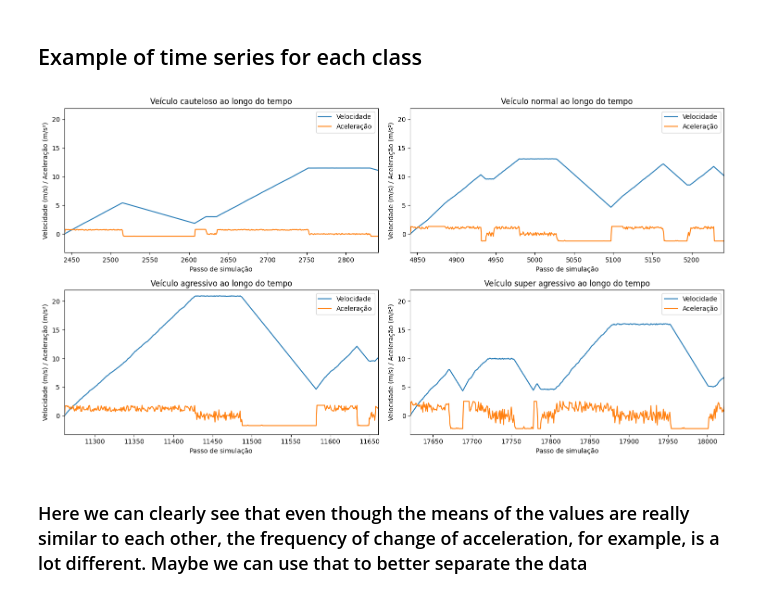
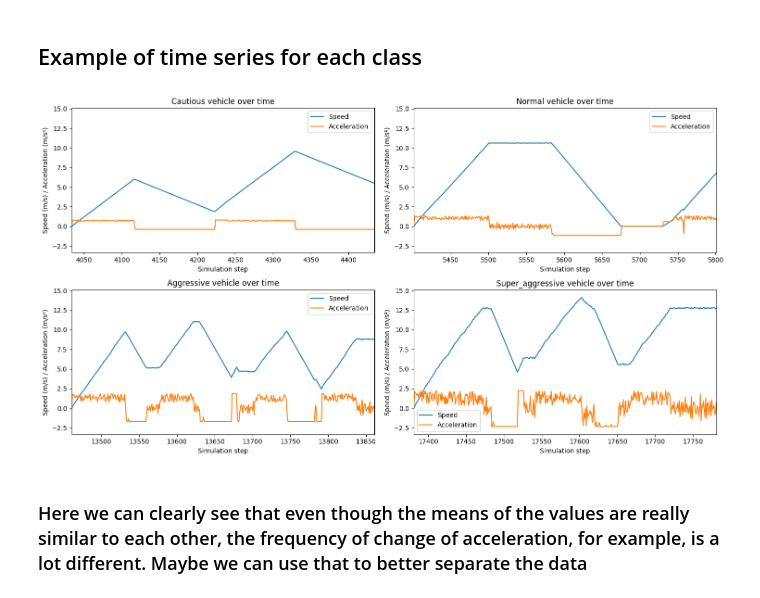
Before and after one commit to H-IAAC/sumo_data_synthesis, a Jupyter notebook: simulationData.ipynb, the cells around one changed output. Drawn from its saved outputs; the diff is of its cells as text; code cells hidden in the pictures.

```diff
--- a/simulationData.ipynb
+++ b/simulationData.ipynb
@@ -409,7 +395,7 @@ boxplots(df_dirty)
 # %% [markdown]
 ## Example of time series for each class
 # %%
-def show_examples(data_folder, ids, sensors, window=None):
+def show_examples(data_folder, ids, sensors, window=None, plot_en=False):
     fig, axes = plt.subplots(nrows=len(ids)//2, ncols=2, figsize=(15, 2 * len(ids)), sharex=False)
     axes = axes.flatten()
 
@@ -431,31 +417,44 @@ def show_examples(data_folder, ids, sensors, window=None):
         for sensor in sensors:
             axes[i].plot(time_series['time'], time_series[sensor], label=sensor.capitalize())
 
-            if cls == 'cautious':
-                cls = 'cauteloso'
-            elif cls == 'aggressive':
-                cls = 'agressivo'
-            elif cls == 'super_aggressive':
-                cls = 'super agressivo'
+            if not plot_en:
+                if cls == 'cautious':
+                    cls = 'cauteloso'
+                elif cls == 'aggressive':
+                    cls = 'agressivo'
+                elif cls == 'super_aggressive':
+                    cls = 'super agressivo'
 
-            axes[i].set_title(f"Veículo {cls} ao longo do tempo")
+            if plot_en:
+                axes[i].set_title(f"{cls.capitalize()} vehicle over time")
+            else:
+                axes[i].set_title(f"Veículo {cls} ao longo do tempo")
+
+
             if window:
                 axes[i].set_xlim([time_series['time'].min(), time_series['time'].min() + window])
             else:
                 axes[i].set_xlim([time_series['time'].min(), time_series['time'].max()])
             axes[i].set_ylim([y_min - 1, y_max + 1])
 
-    for ax in axes:
-        ax.set_xlabel("Passo de simulação")
-        ax.set_ylabel("Velocidade (m/s) / Aceleração (m/s²)")
-        ax.legend(['Velocidade', 'Aceleração'])
+    if plot_en:
+        for ax in axes:
+            ax.set_xlabel("Simulation step")
+            ax.set_ylabel("Speed (m/s) / Acceleration (m/s²)")
+            ax.legend(['Speed', 'Acceleration'])
+
+    else:
+        for ax in axes:
+            ax.set_xlabel("Passo de simulação")
+            ax.set_ylabel("Velocidade (m/s) / Aceleração (m/s²)")
+            ax.legend(['Velocidade', 'Aceleração'])
 
     plt.tight_layout()
     plt.show()
 # %%
-show_examples(f"{FOLDER_NAME}/data", {x: type_ids_random[x][np.random.randint(0, len(type_ids_random[x]))] for x in type_ids_random.keys()}, ['speed', 'acceleration'], window=400)
+show_examples(f"{FOLDER_NAME}/data", {x: type_ids_random[x][np.random.randint(0, len(type_ids_random[x]))] for x in type_ids_random.keys()}, ['speed', 'acceleration'], window=400, plot_en=True)
 # %% [output]
-[figure, old version]
+[figure, new version]
 # %% [markdown]
 ### Here we can clearly see that even though the means of the values are really similar to each other, the frequency of change of acceleration, for example, is a lot different. Maybe we can use that to better separate the data
 # %% [markdown]
```
Also changed, not shown: parts of 5 cells of this notebook.
